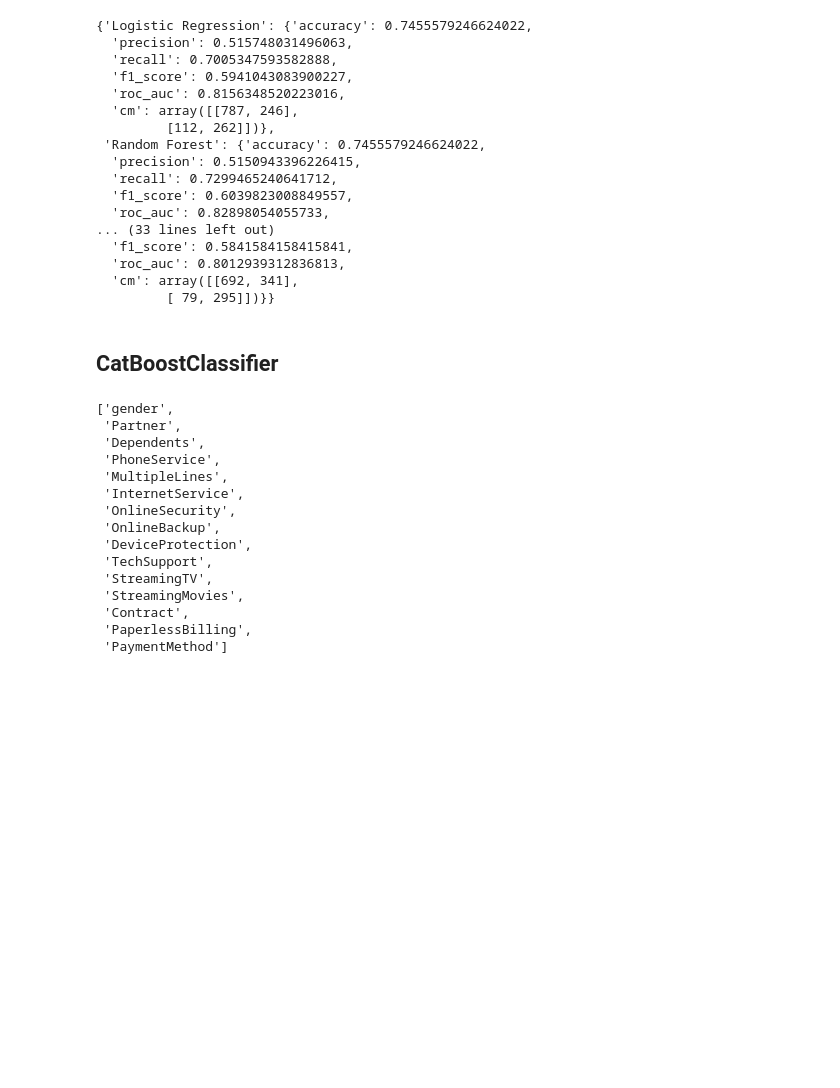
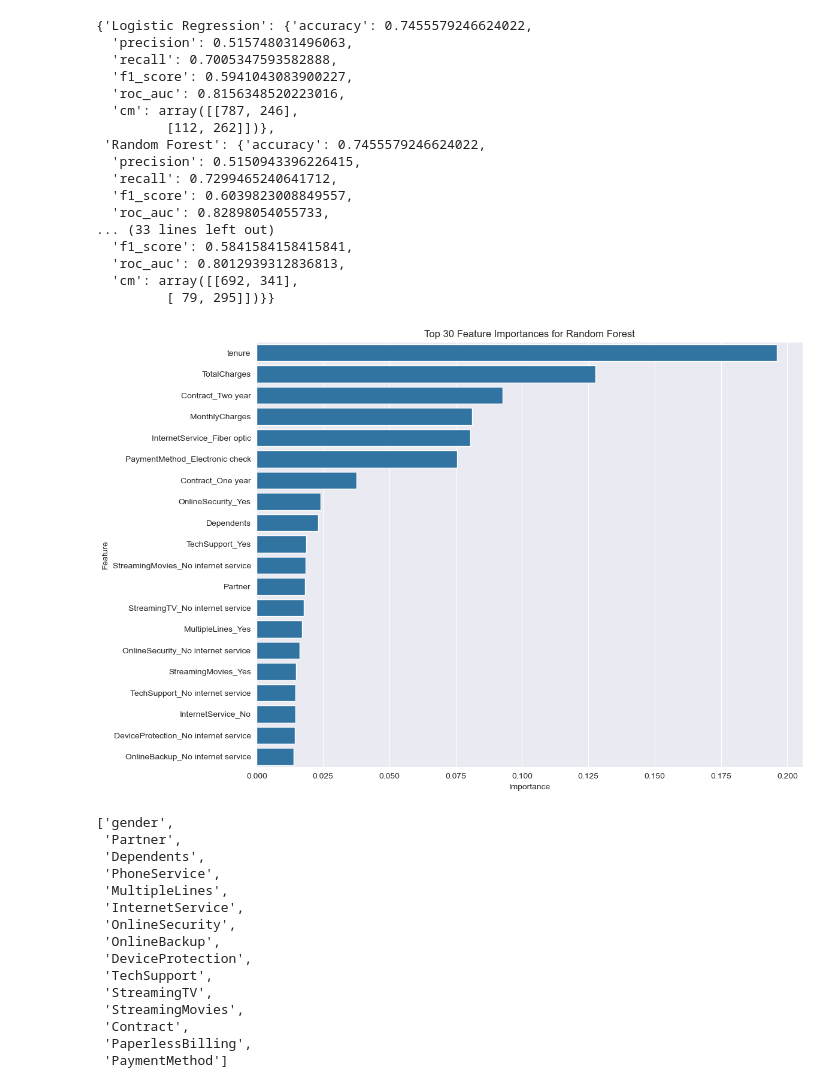
Before and after one commit to devmarkpro/telco-customer-churn-ml-project, a Jupyter notebook: notebooks/03-model_assessment.ipynb, the cells around one changed output. Drawn from its saved outputs; the diff is of its cells as text; code cells hidden in the pictures; blank space fills up the shorter version.

```diff
--- a/notebooks/03-model_assessment.ipynb
+++ b/notebooks/03-model_assessment.ipynb
@@ -315,8 +316,28 @@ results
   'roc_auc': 0.8012939312836813,
   'cm': array([[692, 341],
          [ 79, 295]])}}
-# %% [markdown]
-## CatBoostClassifier
+# %%
+# Feature importance for Random Forest
+import seaborn as sns
+rf_model = trained_models["Random Forest"]["model"]
+importances = rf_model.feature_importances_
+feature_names = X_train.columns
+feat_importance_df = pd.DataFrame(
+    {"Feature": feature_names, "Importance": importances}
+).sort_values(by="Importance", ascending=False)
+plt.figure(figsize=(12, 8))
+sns.barplot(
+    x="Importance",
+    y="Feature",
+    data=feat_importance_df.head(20)
+)
+plt.title(f"Top {len(feat_importance_df)} Feature Importances for Random Forest")
+plt.xlabel("Importance")
+plt.ylabel("Feature")
+plt.tight_layout()
+plt.show()
+# %% [output]
+[figure, added]
 # %%
 from catboost import cv, Pool, CatBoostClassifier
 # %%
```
Also changed, not shown: parts of 12 cells of this notebook, 6 other files.
